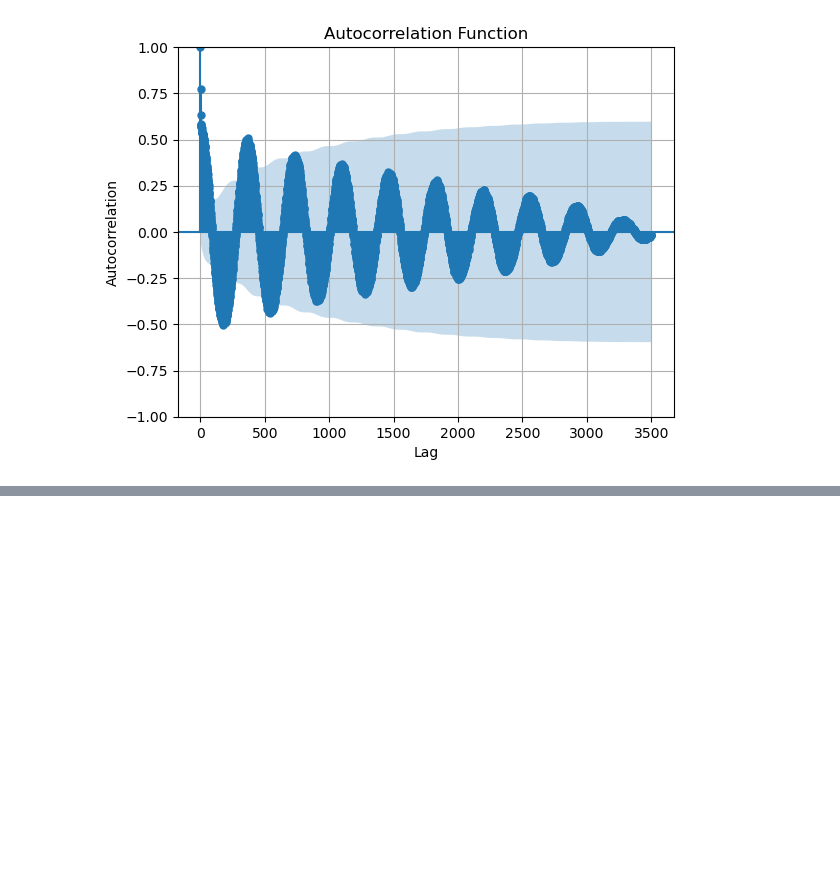
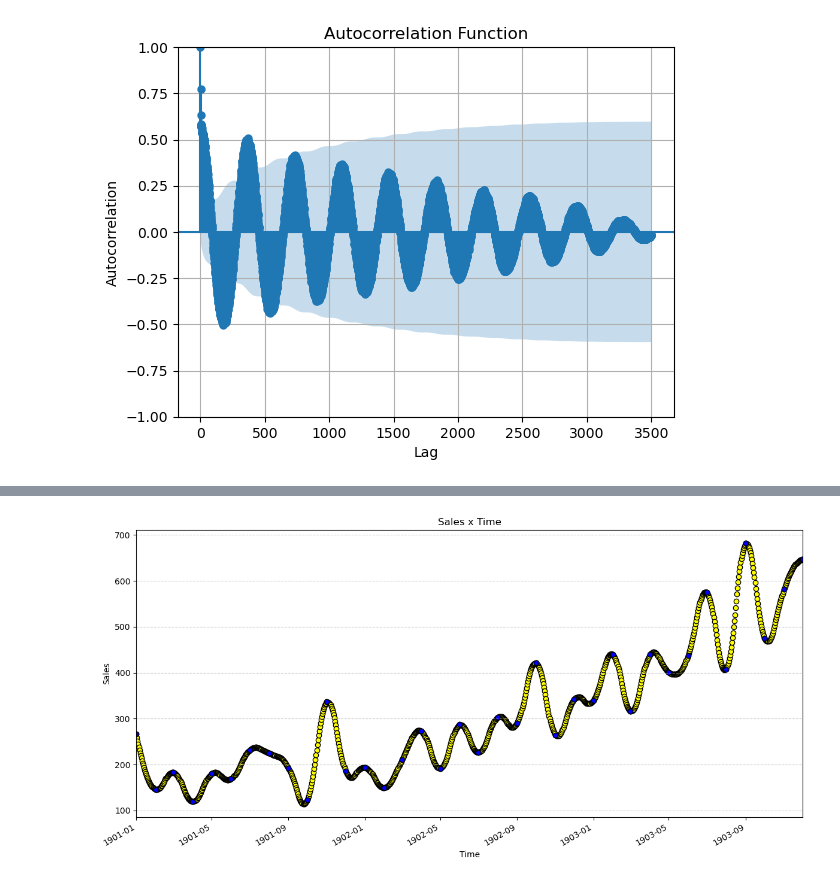
Before and after one commit to LeonardoSMSoares/Economics-Finance-2, a Jupyter notebook: Introduction to TS with Python/ITSP 01 - Basic Tools.ipynb, the cells around one changed output, grey strips where cells are left out. Cells and saved outputs as stored; diff of their text form; code cells hidden in the pictures; blank space fills up the shorter version.

```diff
--- a/Introduction to TS with Python/ITSP 01 - Basic Tools.ipynb
+++ b/Introduction to TS with Python/ITSP 01 - Basic Tools.ipynb
@@ -470,0 +571,4 @@ plt.show()
+# %%
+polynomial = upsampled.interpolate(method='spline', order=2)
+
+polynomial.head(32)
@@ -470,0 +593,17 @@ plt.show()
+# %%
+fig, ax = plt.subplots(figsize=(12, 6))
+
+ax.scatter(polynomial.index, polynomial.values, color='yellow', edgecolors='black')
+ax.scatter(series1.index, series1.values, color='blue', edgecolors='black')
+
+ax.set_xlabel('Time')
+ax.set_ylabel('Sales')
+ax.set_title('Sales x Time')
+ax.set_xlim(pd.to_datetime('1901-01-01'), pd.to_datetime('1903-12-01'))
+ax.grid(axis='y', linestyle='--', alpha=0.6)
+
+fig.autofmt_xdate()
+plt.tight_layout()
+plt.show();
+# %% [output]
+[figure, added]
```
Also changed, not shown: parts of 18 cells of this notebook, 1 other file.
